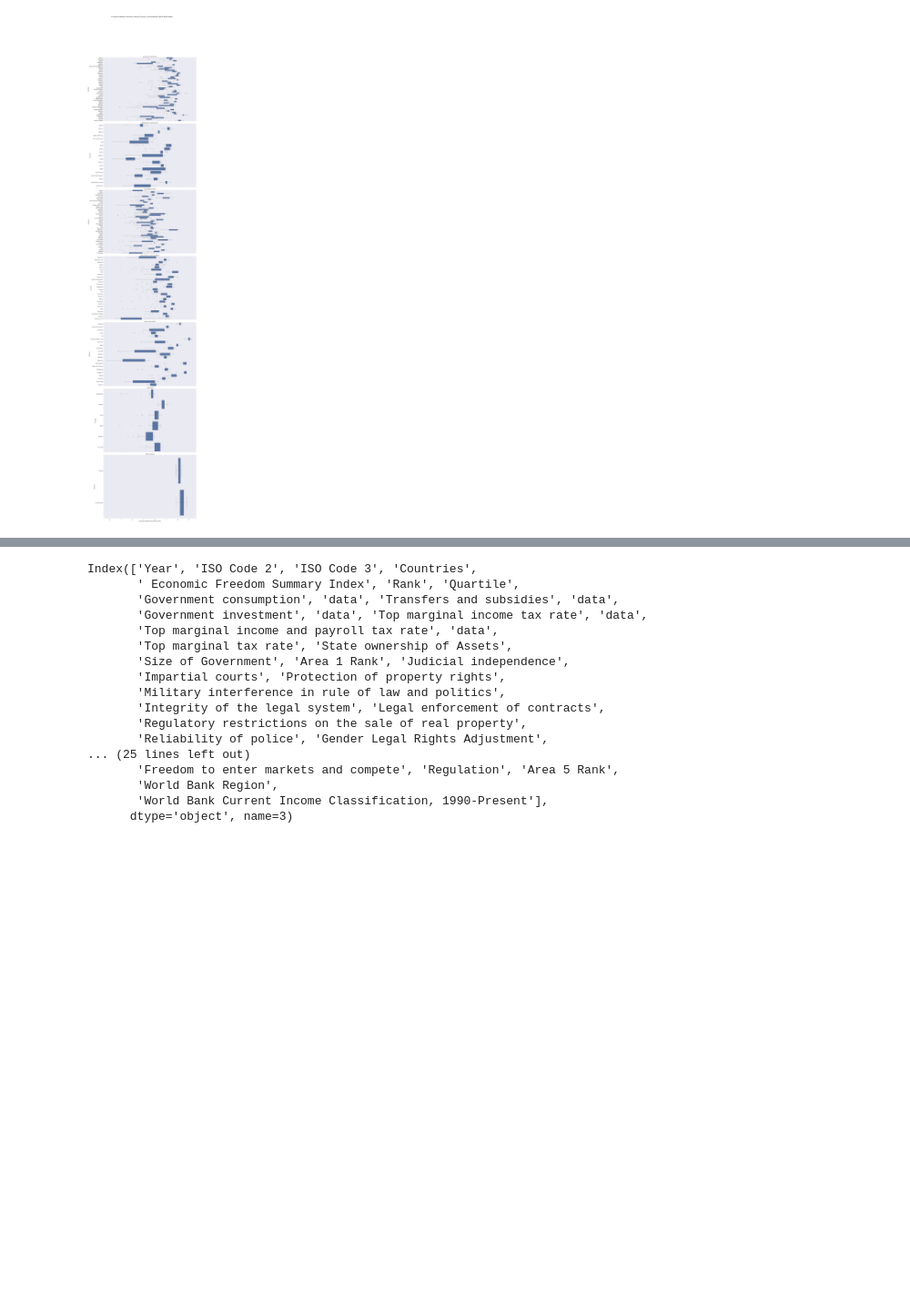
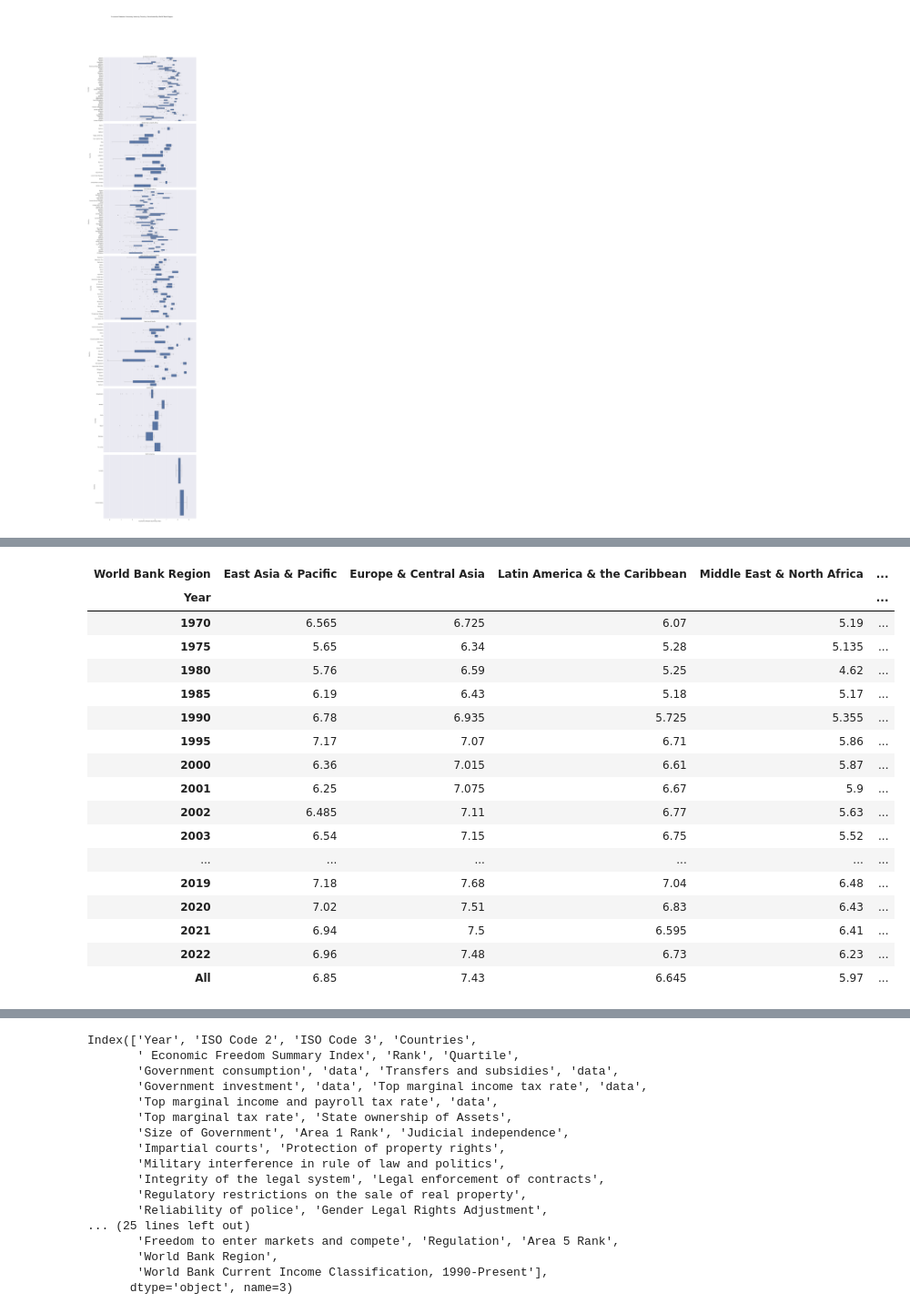
Before and after one commit to rblcoder/Analyzing-open-data, a Jupyter notebook: economicfreedom.ipynb, the cells around one changed output, grey strips where cells are left out. Shown at 91% size. Saved outputs shown, nothing was run; the diff lists cells and outputs as text; code cells hidden in the pictures; blank space fills up the shorter version.

Commit message:
add pivot

```diff
--- a/economicfreedom.ipynb
+++ b/economicfreedom.ipynb
@@ -161,0 +212,21 @@ plt.show()
+# %%
+efw_data_2024.pivot_table(values=' Economic Freedom Summary Index', index='Year', columns="World Bank Region", aggfunc = "median", margins = True )
+# %% [output]
+| World Bank Region | East Asia & Pacific | Europe & Central Asia | Latin America & the Caribbean | Middle East & North Africa | ... |
+| Year |  |  |  |  | ... |
+| 1970 | 6.565 | 6.725 | 6.07 | 5.19 | ... |
+| 1975 | 5.65 | 6.34 | 5.28 | 5.135 | ... |
+| 1980 | 5.76 | 6.59 | 5.25 | 4.62 | ... |
+| 1985 | 6.19 | 6.43 | 5.18 | 5.17 | ... |
+| 1990 | 6.78 | 6.935 | 5.725 | 5.355 | ... |
+| 1995 | 7.17 | 7.07 | 6.71 | 5.86 | ... |
+| 2000 | 6.36 | 7.015 | 6.61 | 5.87 | ... |
+| 2001 | 6.25 | 7.075 | 6.67 | 5.9 | ... |
+| 2002 | 6.485 | 7.11 | 6.77 | 5.63 | ... |
+| 2003 | 6.54 | 7.15 | 6.75 | 5.52 | ... |
+| ... | ... | ... | ... | ... | ... |
+| 2019 | 7.18 | 7.68 | 7.04 | 6.48 | ... |
+| 2020 | 7.02 | 7.51 | 6.83 | 6.43 | ... |
+| 2021 | 6.94 | 7.5 | 6.595 | 6.41 | ... |
+| 2022 | 6.96 | 7.48 | 6.73 | 6.23 | ... |
+| All | 6.85 | 7.43 | 6.645 | 5.97 | ... |
```
Also changed, not shown: parts of 10 cells of this notebook.
